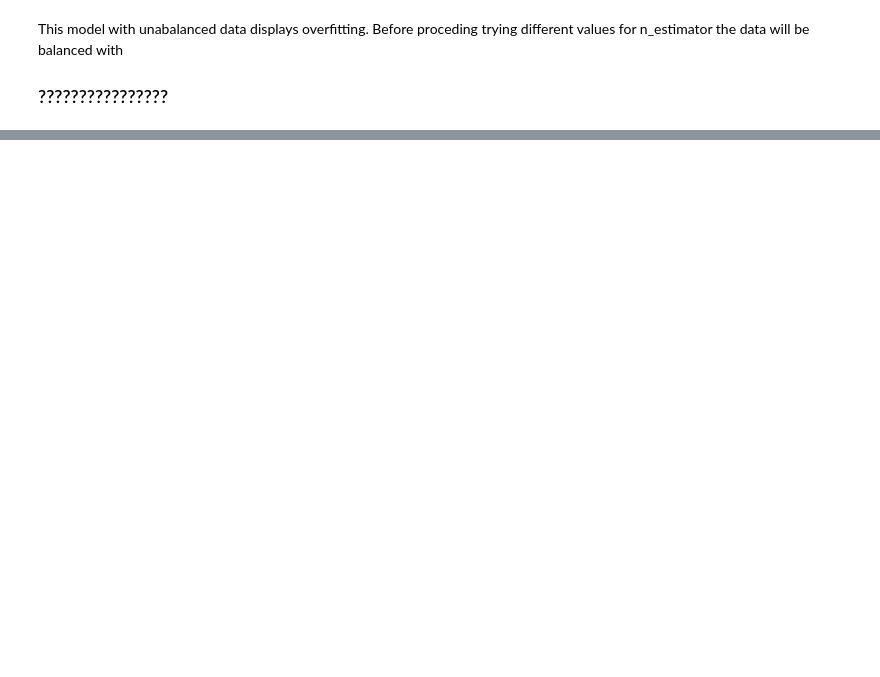
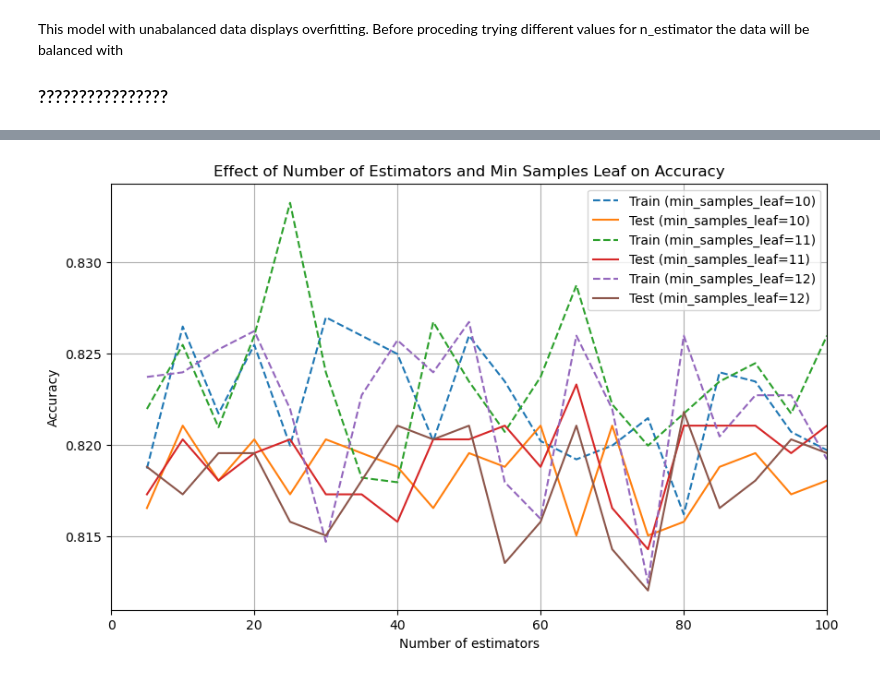
Before and after one commit to danielamartinezli/wine_classification, a Jupyter notebook: notebook/wine_quality.ipynb, the cells around one changed output, grey strips where cells are left out. Cells and saved outputs as stored; diff of their text form; code cells hidden in the pictures; blank space fills up the shorter version.

```diff
--- a/notebook/wine_quality.ipynb
+++ b/notebook/wine_quality.ipynb
@@ -1514,0 +1515,49 @@ scores_df
+# %%
+# Initialize lists to store training and test scores
+train_scores_n55_d3_min = []
+test_scores_n55_d3_min = []
+
+# Define parameter ranges
+n_range = range(5, 101, 5)
+min_samples_leaf_values = [10,11,12]  # Define different values for min_samples_leaf
+
+# Loop over different values of n_estimators and min_samples_leaf
+for min_samples_leaf in min_samples_leaf_values:
+    train_scores_min_samples = []
+    test_scores_min_samples = []
+
+    for n in n_range:
+        # Initialize RandomForestClassifier with specified parameters
+        RF_model = RandomForestClassifier(n_estimators=55, max_depth=3, min_samples_leaf=min_samples_leaf)
+
+        # Fit model on training data
+        RF_model.fit(X_train, y_train)
+
+        # Compute training and test accuracy
+        train_accuracy = RF_model.score(X_train, y_train)
+        test_accuracy = RF_model.score(X_test, y_test)
+
+        # Append scores to lists
+        train_scores_min_samples.append(train_accuracy)
+        test_scores_min_samples.append(test_accuracy)
+
+    # Append the scores for this min_samples_leaf value to the main lists
+    train_scores_n55_d3_min.append(train_scores_min_samples)
+    test_scores_n55_d3_min.append(test_scores_min_samples)
+
+# Plotting the results
+plt.figure(figsize=(10, 6))
+
+for i, min_samples_leaf in enumerate(min_samples_leaf_values):
+    plt.plot(n_range, train_scores_n55_d3_min[i], label=f'Train (min_samples_leaf={min_samples_leaf})', linestyle='--')
+    plt.plot(n_range, test_scores_n55_d3_min[i], label=f'Test (min_samples_leaf={min_samples_leaf})')
+
+plt.xlabel("Number of estimators")
+plt.ylabel("Accuracy")
+plt.grid(True)
+plt.xlim(0, max(n_range))
+plt.title("Effect of Number of Estimators and Min Samples Leaf on Accuracy")
+plt.legend()
+plt.show()
+# %% [output]
+[figure, added]
```
Also changed, not shown: parts of 32 cells of this notebook.
